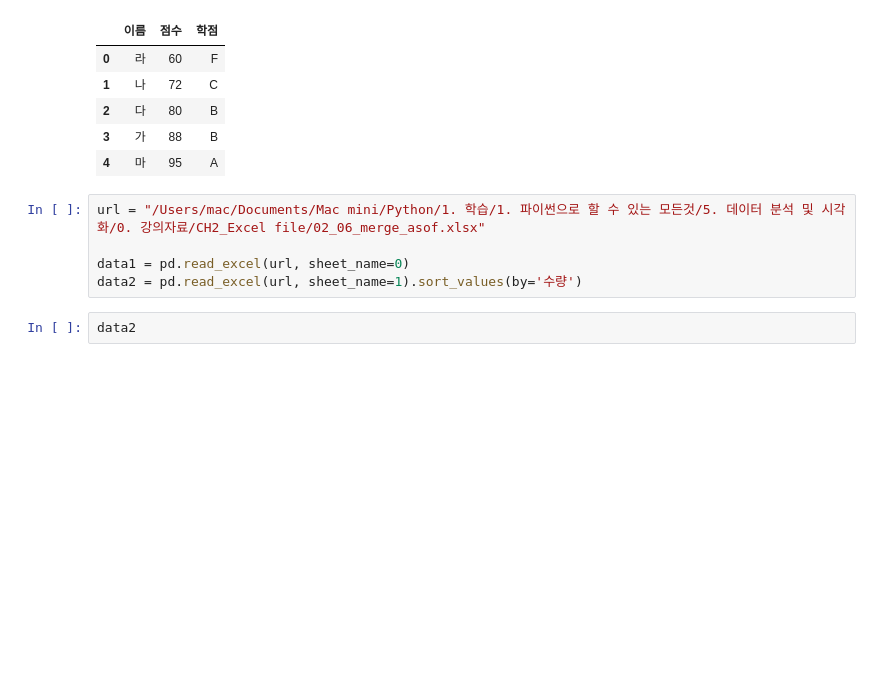
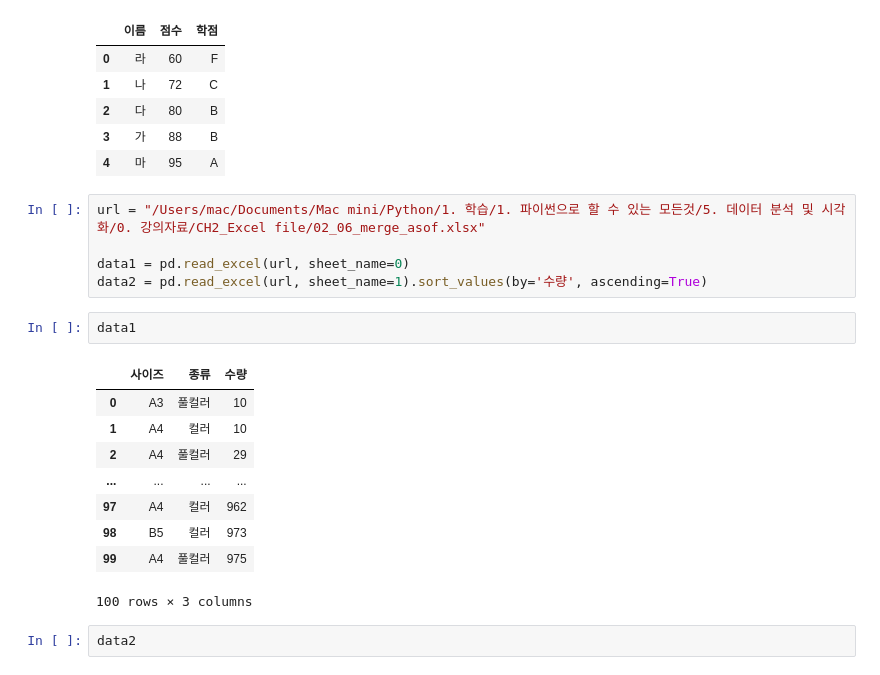
Before and after one commit to lolsaless/Python, a Jupyter notebook: 1. 학습/1. 파이썬으로 할 수 있는 모든것/5. 데이터 분석 및 시각화/2. 판다스 라이브러리 엑셀 vlookup.ipynb, the cells around one changed output. Saved outputs shown, nothing was run; the diff lists cells and outputs as text; blank space fills up the shorter version.

```diff
--- a/1. 학습/1. 파이썬으로 할 수 있는 모든것/5. 데이터 분석 및 시각화/2. 판다스 라이브러리 엑셀 vlookup.ipynb
+++ b/1. 학습/1. 파이썬으로 할 수 있는 모든것/5. 데이터 분석 및 시각화/2. 판다스 라이브러리 엑셀 vlookup.ipynb
@@ -342,7 +342,19 @@ pd.merge_asof(a, b, on='점수', direction='backward')
 url = "/Users/mac/Documents/Mac mini/Python/1. 학습/1. 파이썬으로 할 수 있는 모든것/5. 데이터 분석 및 시각화/0. 강의자료/CH2_Excel file/02_06_merge_asof.xlsx"
 
 data1 = pd.read_excel(url, sheet_name=0)
-data2 = pd.read_excel(url, sheet_name=1).sort_values(by='수량')
+data2 = pd.read_excel(url, sheet_name=1).sort_values(by='수량', ascending=True)
+# %%
+data1
+# %% [output]
+|  | 사이즈 | 종류 | 수량 |
+| 0 | A3 | 풀컬러 | 10 |
+| 1 | A4 | 컬러 | 10 |
+| 2 | A4 | 풀컬러 | 29 |
+| ... | ... | ... | ... |
+| 97 | A4 | 컬러 | 962 |
+| 98 | B5 | 컬러 | 973 |
+| 99 | A4 | 풀컬러 | 975 |
+100 rows × 3 columns
 # %%
 data2
 # %% [output]
```
Also changed, not shown: 1 other file.
